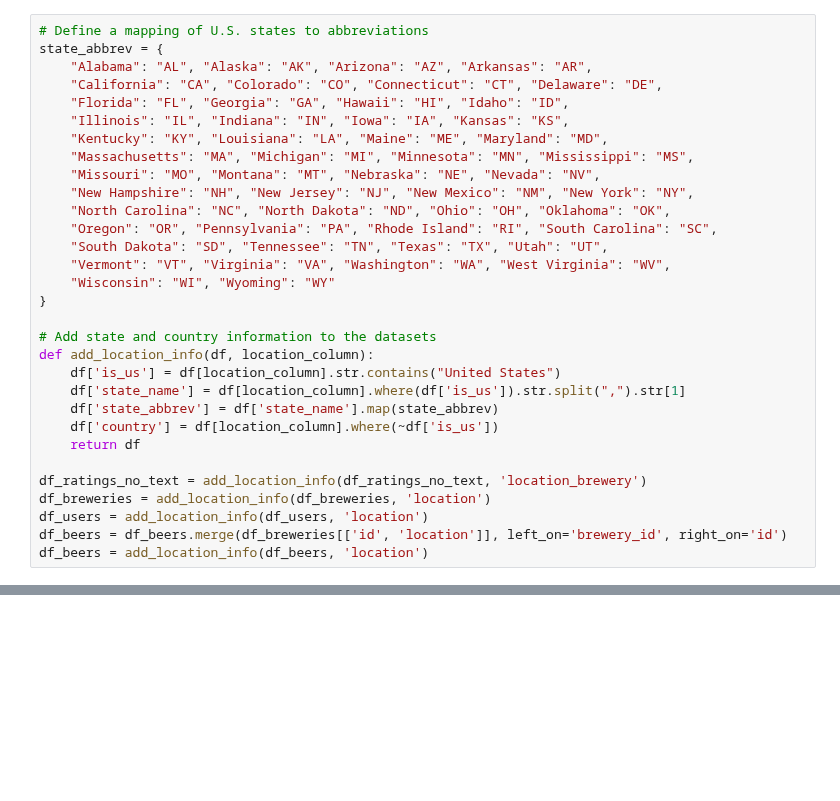
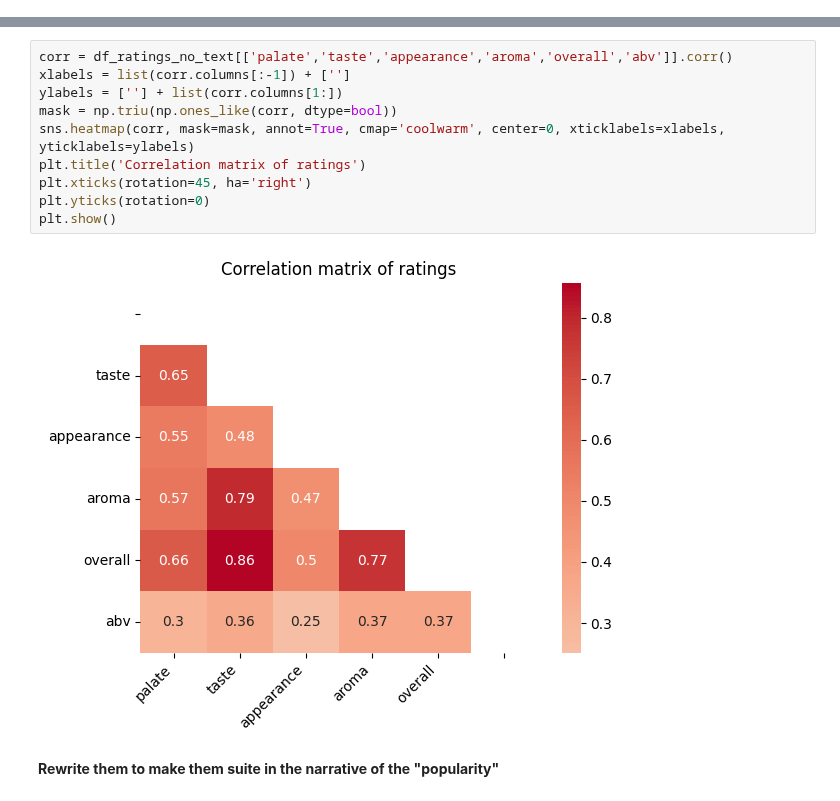
Before and after one commit to epfl-ada/ada-2024-project-sadamasochists, a Jupyter notebook: analysis/general.ipynb, the cells around one changed output, grey strips where cells are left out. Cells and saved outputs as stored; diff of their text form; blank space fills up the shorter version.

```diff
--- a/analysis/general.ipynb
+++ b/analysis/general.ipynb
@@ -62,31 +21,0 @@ df_breweries = df_breweries[df_breweries['id'].isin(df_ratings_no_text['brewery_
-# %%
-# Define a mapping of U.S. states to abbreviations
-state_abbrev = {
-    "Alabama": "AL", "Alaska": "AK", "Arizona": "AZ", "Arkansas": "AR",
-    "California": "CA", "Colorado": "CO", "Connecticut": "CT", "Delaware": "DE",
-    "Florida": "FL", "Georgia": "GA", "Hawaii": "HI", "Idaho": "ID",
-    "Illinois": "IL", "Indiana": "IN", "Iowa": "IA", "Kansas": "KS",
-    "Kentucky": "KY", "Louisiana": "LA", "Maine": "ME", "Maryland": "MD",
-    "Massachusetts": "MA", "Michigan": "MI", "Minnesota": "MN", "Mississippi": "MS",
-    "Missouri": "MO", "Montana": "MT", "Nebraska": "NE", "Nevada": "NV",
-    "New Hampshire": "NH", "New Jersey": "NJ", "New Mexico": "NM", "New York": "NY",
-    "North Carolina": "NC", "North Dakota": "ND", "Ohio": "OH", "Oklahoma": "OK",
-    "Oregon": "OR", "Pennsylvania": "PA", "Rhode Island": "RI", "South Carolina": "SC",
-    "South Dakota": "SD", "Tennessee": "TN", "Texas": "TX", "Utah": "UT",
-    "Vermont": "VT", "Virginia": "VA", "Washington": "WA", "West Virginia": "WV",
-    "Wisconsin": "WI", "Wyoming": "WY"
-}
-
-# Add state and country information to the datasets
-def add_location_info(df, location_column):
-    df['is_us'] = df[location_column].str.contains("United States")
-    df['state_name'] = df[location_column].where(df['is_us']).str.split(",").str[1]
-    df['state_abbrev'] = df['state_name'].map(state_abbrev)
-    df['country'] = df[location_column].where(~df['is_us'])
-    return df
-
-df_ratings_no_text = add_location_info(df_ratings_no_text, 'location_brewery')
-df_breweries = add_location_info(df_breweries, 'location')
-df_users = add_location_info(df_users, 'location')
-df_beers = df_beers.merge(df_breweries[['id', 'location']], left_on='brewery_id', right_on='id')
-df_beers = add_location_info(df_beers, 'location')
@@ -488,0 +22,14 @@ Flat map saved as 'flat_map.html'.
+# %%
+corr = df_ratings_no_text[['palate','taste','appearance','aroma','overall','abv']].corr()
+xlabels = list(corr.columns[:-1]) + ['']
+ylabels = [''] + list(corr.columns[1:])
+mask = np.triu(np.ones_like(corr, dtype=bool))
+sns.heatmap(corr, mask=mask, annot=True, cmap='coolwarm', center=0, xticklabels=xlabels, yticklabels=ylabels)
+plt.title('Correlation matrix of ratings')
+plt.xticks(rotation=45, ha='right')
+plt.yticks(rotation=0)
+plt.show()
+# %% [output]
+[figure, added]
+# %% [markdown]
+<b>Rewrite them to make them suite in the narrative of the "popularity"</b>
```
Also changed, not shown: parts of 20 cells of this notebook, 2 other files.
